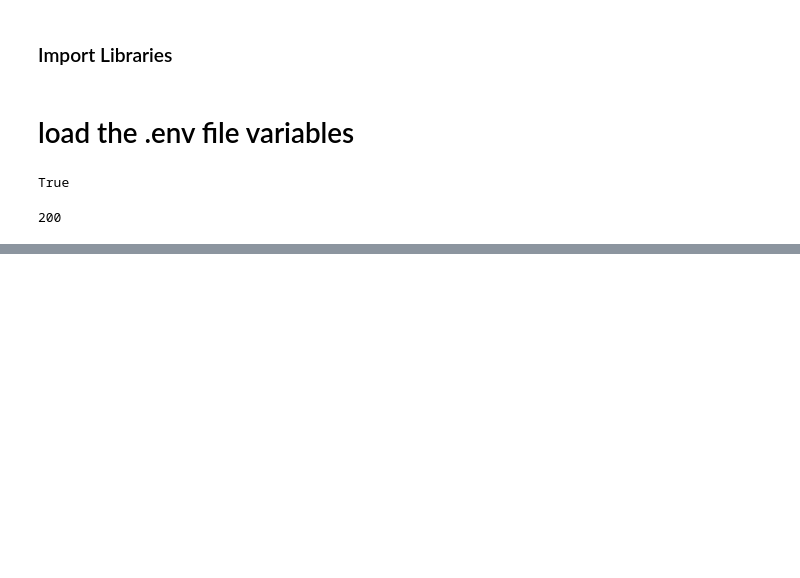
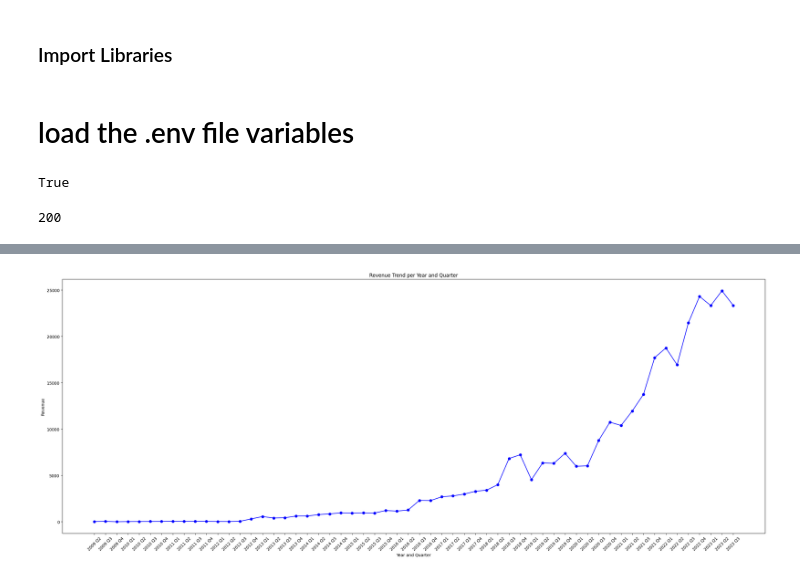
Before and after one commit to casalf724/web-scraping-project-tutorial, a Jupyter notebook: src/app.ipynb, the cells around one changed output, grey strips where cells are left out. Saved outputs shown, nothing was run; the diff lists cells and outputs as text; code cells hidden in the pictures; blank space fills up the shorter version.

```diff
--- a/src/app.ipynb
+++ b/src/app.ipynb
@@ -53,0 +167,23 @@ else:
+# %%
+# Assuming df is your DataFrame
+
+# Sort the DataFrame by 'Year_Quarter' column
+df_sorted = df.sort_values(by='Year_Quarter')
+
+# Creating the line plot with the sorted DataFrame
+plt.figure(figsize=(25,10))  # Adjusts the size of the chart
+plt.plot(df_sorted['Year_Quarter'], df_sorted['Revenue'], marker='o', color='blue')  # Markers are optional
+
+# Adding title and labels
+plt.title('Revenue Trend per Year and Quarter')
+plt.xlabel('Year and Quarter')
+plt.ylabel('Revenue')
+
+# Rotate the x-labels for better readability
+plt.xticks(rotation=45)
+
+# Display the chart
+plt.tight_layout()  # Adjusts subplot params for the subplot(s) to fit in the figure area
+plt.show()
+# %% [output]
+[figure, added]
```
Also changed, not shown: parts of 7 cells of this notebook.
